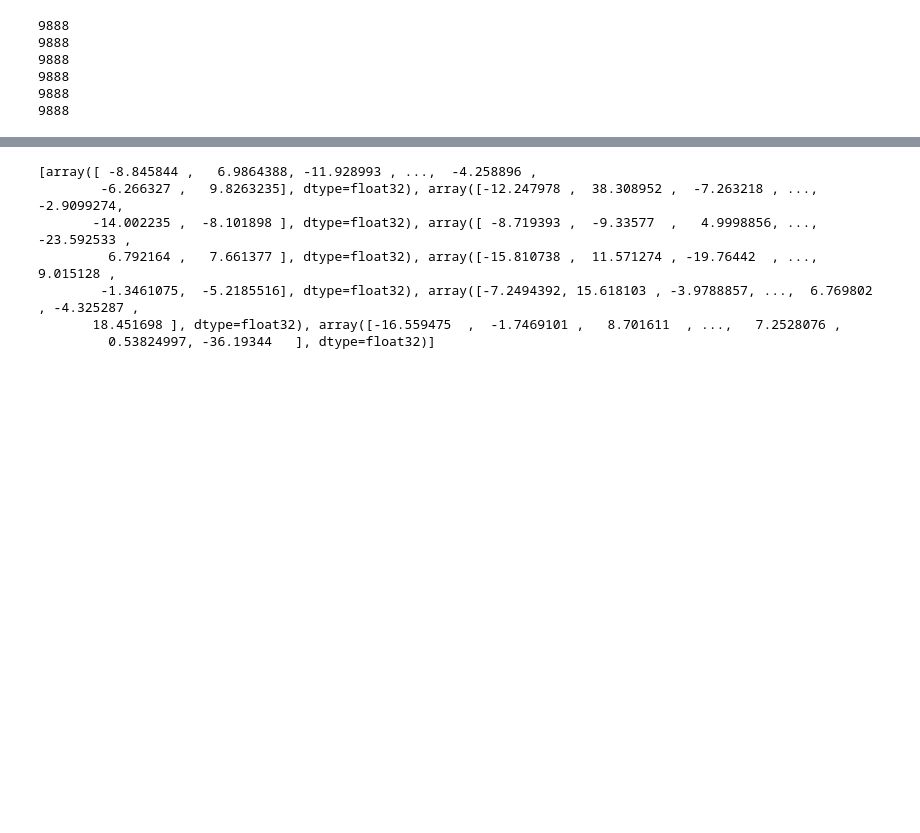
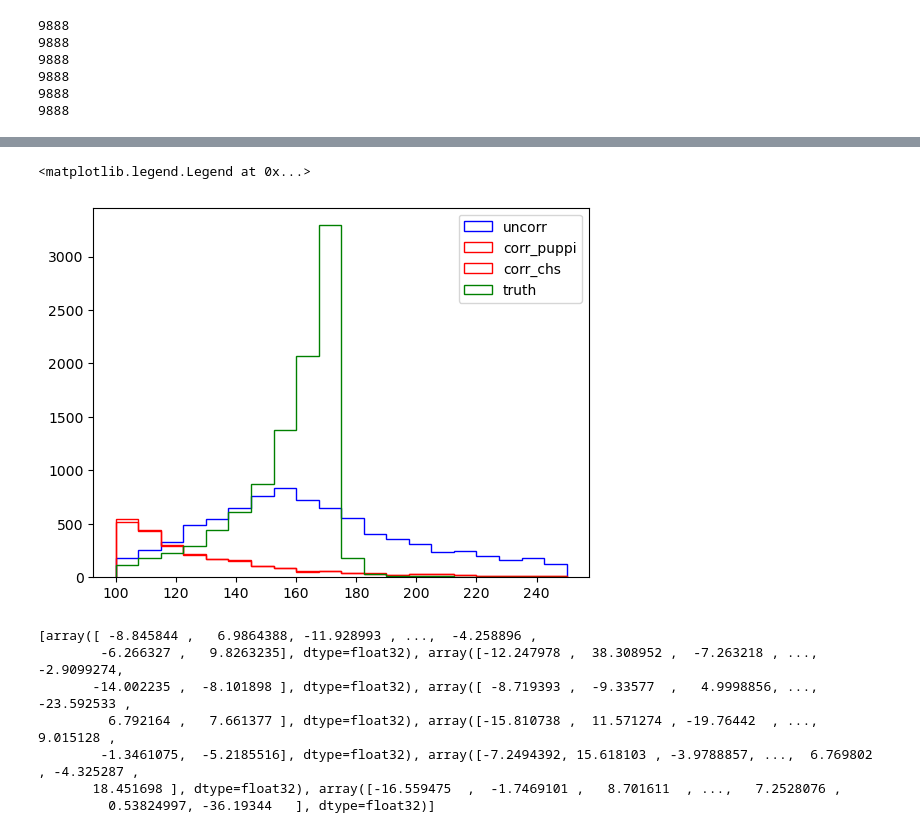
Before and after one commit to akanugan/MultiJets, a Jupyter notebook: TopStudies/JEC_truth_compare.ipynb, the cells around one changed output, grey strips where cells are left out. Saved outputs shown, nothing was run; the diff lists cells and outputs as text; code cells hidden in the pictures; blank space fills up the shorter version.

```diff
--- a/TopStudies/JEC_truth_compare.ipynb
+++ b/TopStudies/JEC_truth_compare.ipynb
@@ -172,3 +260,41 @@ print(ak.num(jet4,axis=0))
+# %%
+plt.hist(
+    (uncorr_b + uncorr_j1 + uncorr_j2).m[:,0].compute(),
+    bins=20,
+    range=(100,250),
+    histtype="step",
+    color="blue",
+    label="uncorr",
+         )
+plt.hist(
+    (corr_b + corr_j1 + corr_j2).m[:,0].compute(),
+    bins=20,
+    range=(100,250),
+    histtype="step",
+    color="red",
+    label="corr_puppi",
+         )
+plt.hist(
+    (corr_b_chs + corr_j1_chs + corr_j2_chs).m[:,0].compute(),
+    bins=20,
+    range=(100,250),
+    histtype="step",
+    color="",
+    label="corr_chs",
+         )
+plt.hist(
+    (truth_b1 + jet1 + jet2).m.compute(),
+    bins=20,
+    range=(100,250),
+    histtype="step",
+    color="green",
+    label="truth",
+         )
+
+plt.legend()
+# %% [output]
+<matplotlib.legend.Legend at 0x...>
+[figure, added]
 # %%
 arr = []
 for truth_jet in [jet1,jet2,jet3,jet4,truth_b1,truth_b2]:
```
Also changed, not shown: parts of 12 cells of this notebook.
